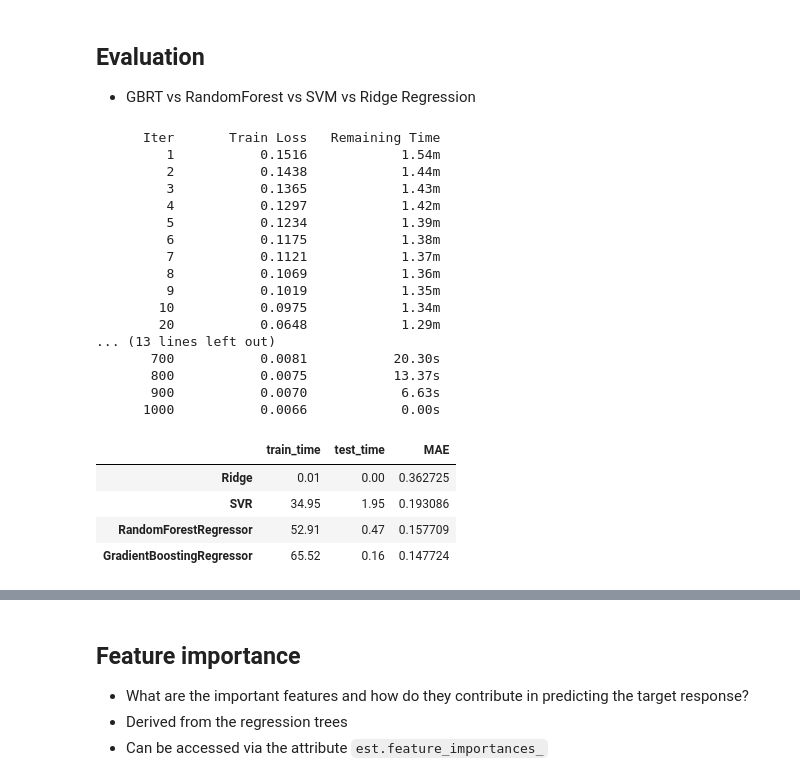
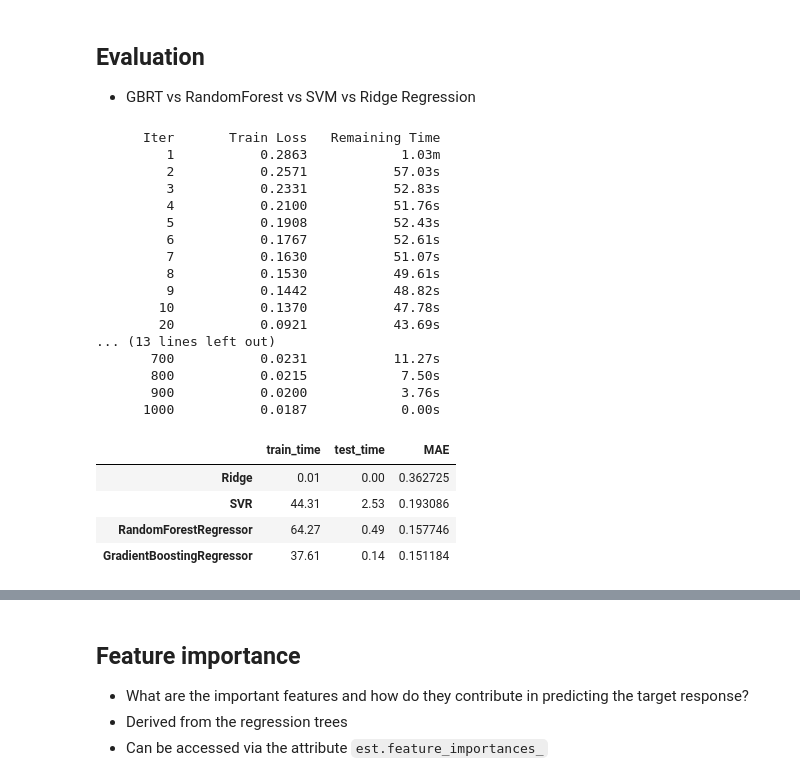
Before and after one commit to pprett/pydata-gbrt-tutorial, a Jupyter notebook: gbm-tutorial.ipynb, the cells around one changed output, grey strips where cells are left out. Saved outputs shown, nothing was run; the diff lists cells and outputs as text; code cells hidden in the pictures.

```diff
--- a/gbm-tutorial.ipynb
+++ b/gbm-tutorial.ipynb
@@ -477,52 +475,52 @@ from sklearn.metrics import mean_absolute_error
 from sklearn.linear_model import Ridge
 from sklearn.ensemble import RandomForestRegressor
 from sklearn.pipeline import Pipeline
 from sklearn.preprocessing import StandardScaler
 from sklearn.svm import SVR
 
 res = defaultdict(dict)
 
 def benchmark(est, name=None):
     if not name:
         name = est.__class__.__name__
     t0 = time.clock()
     est.fit(X_train, y_train)
     res[name]['train_time'] = time.clock() - t0
     t0 = time.clock()
     pred = est.predict(X_test)
     res[name]['test_time'] = time.clock() - t0
     res[name]['MAE'] = mean_absolute_error(y_test, pred)
     return est
 
 benchmark(Ridge(normalize=True))
 benchmark(Pipeline([('std', StandardScaler()),
                     ('svr', SVR(kernel='rbf', C=10.0, gamma=0.1, tol=0.001))]), name='SVR')
 benchmark(RandomForestRegressor(n_estimators=200, max_features=5, random_state=0, bootstrap=False, n_jobs=4))
-est = benchmark(GradientBoostingRegressor(n_estimators=1000, max_depth=6, learning_rate=0.04,
-                                          loss='huber', random_state=0, verbose=1))
+est = benchmark(GradientBoostingRegressor(n_estimators=1000, max_depth=4, learning_rate=0.1,
+                                          loss='ls', random_state=0, verbose=1))
 
-res = pd.DataFrame(data=res).T
-res[['train_time', 'test_time', 'MAE']].sort('MAE', ascending=False)
+res_df = pd.DataFrame(data=res).T
+res_df[['train_time', 'test_time', 'MAE']].sort('MAE', ascending=False)
 # %% [output]
       Iter       Train Loss   Remaining Time
-         1           0.1516            1.54m
-         2           0.1438            1.44m
-         3           0.1365            1.43m
-         4           0.1297            1.42m
-         5           0.1234            1.39m
-         6           0.1175            1.38m
-         7           0.1121            1.37m
-         8           0.1069            1.36m
-         9           0.1019            1.35m
-        10           0.0975            1.34m
-        20           0.0648            1.29m
+         1           0.2863            1.03m
+         2           0.2571           57.03s
+         3           0.2331           52.83s
+         4           0.2100           51.76s
+         5           0.1908           52.43s
+         6           0.1767           52.61s
+         7           0.1630           51.07s
+         8           0.1530           49.61s
+         9           0.1442           48.82s
+        10           0.1370           47.78s
+        20           0.0921           43.69s
 ... (13 lines left out)
-       700           0.0081           20.30s
-       800           0.0075           13.37s
-       900           0.0070            6.63s
-      1000           0.0066            0.00s
+       700           0.0231           11.27s
+       800           0.0215            7.50s
+       900           0.0200            3.76s
+      1000           0.0187            0.00s
 |  | train_time | test_time | MAE |
 | Ridge | 0.01 | 0.00 | 0.362725 |
-| SVR | 34.95 | 1.95 | 0.193086 |
-| RandomForestRegressor | 52.91 | 0.47 | 0.157709 |
-| GradientBoostingRegressor | 65.52 | 0.16 | 0.147724 |
+| SVR | 44.31 | 2.53 | 0.193086 |
+| RandomForestRegressor | 64.27 | 0.49 | 0.157746 |
+| GradientBoostingRegressor | 37.61 | 0.14 | 0.151184 |
```
Also changed, not shown: parts of 12 cells of this notebook, 1 other file.
